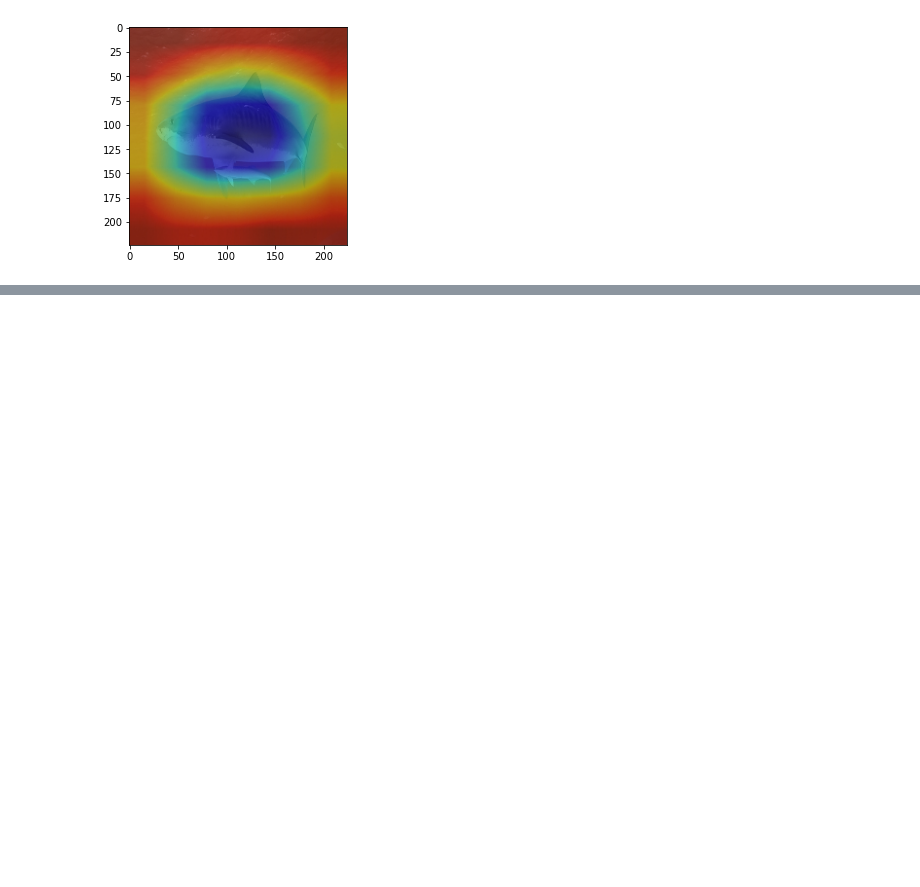
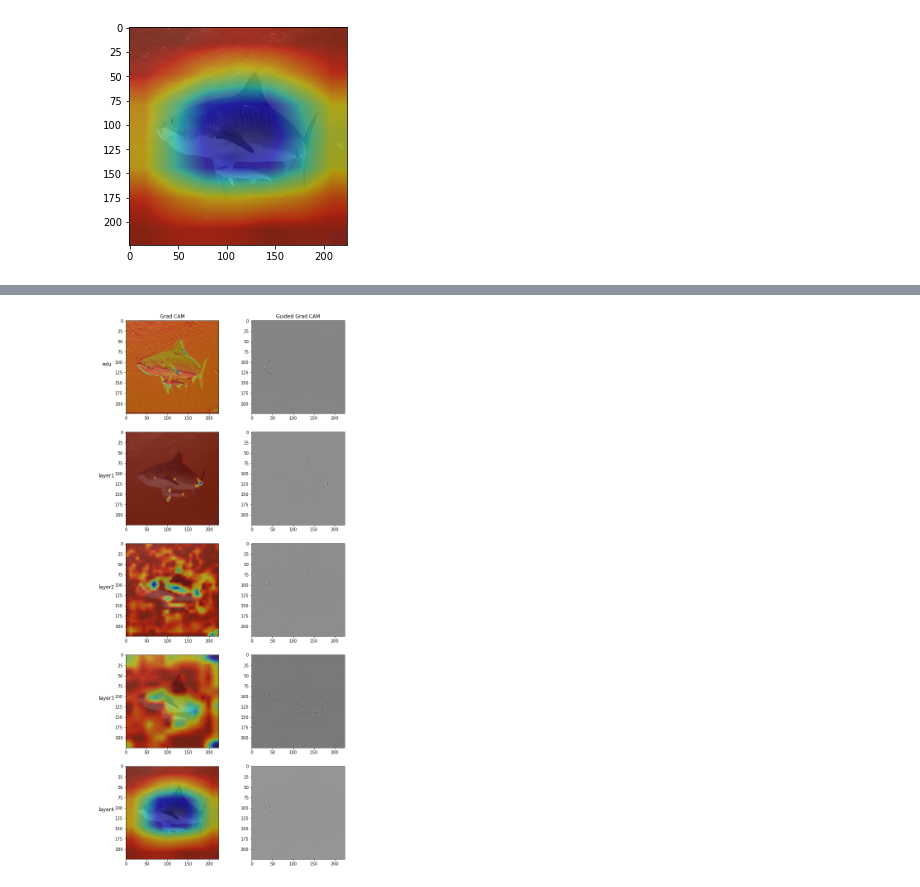
Before and after one commit to ashutosh1919/explainable-cnn, a Jupyter notebook: GradCAM.ipynb, the cells around one changed output, grey strips where cells are left out. Cells and saved outputs as stored; diff of their text form; code cells hidden in the pictures; blank space fills up the shorter version.

```diff
--- a/GradCAM.ipynb
+++ b/GradCAM.ipynb
@@ -434,0 +451,21 @@ layer4
+# %%
+cols = ["Grad CAM", "Guided Grad CAM"]
+
+fig, axes = plt.subplots(nrows=5, ncols=2, figsize=(10, 24))
+
+for ax, col in zip(axes[0], cols):
+    ax.set_title(col)
+
+for ax, row in zip(axes[:,0], layers):
+    ax.set_ylabel(row, rotation=0, size='large', labelpad=20)
+
+for ax, cam in zip(axes[:, 0], cams):
+    ax.imshow(cam.astype('uint8'))
+
+for ax, gcam in zip(axes[:, 1], guided_cams):
+    ax.imshow(gcam.astype('uint8'))
+
+# plt.xlabel("x",labelpad=10)
+plt.savefig("./data/outputs/cam_and_guided_compare.png")
+# %% [output]
+[figure, added]
```
Also changed, not shown: parts of 6 cells of this notebook, 20 other files.
